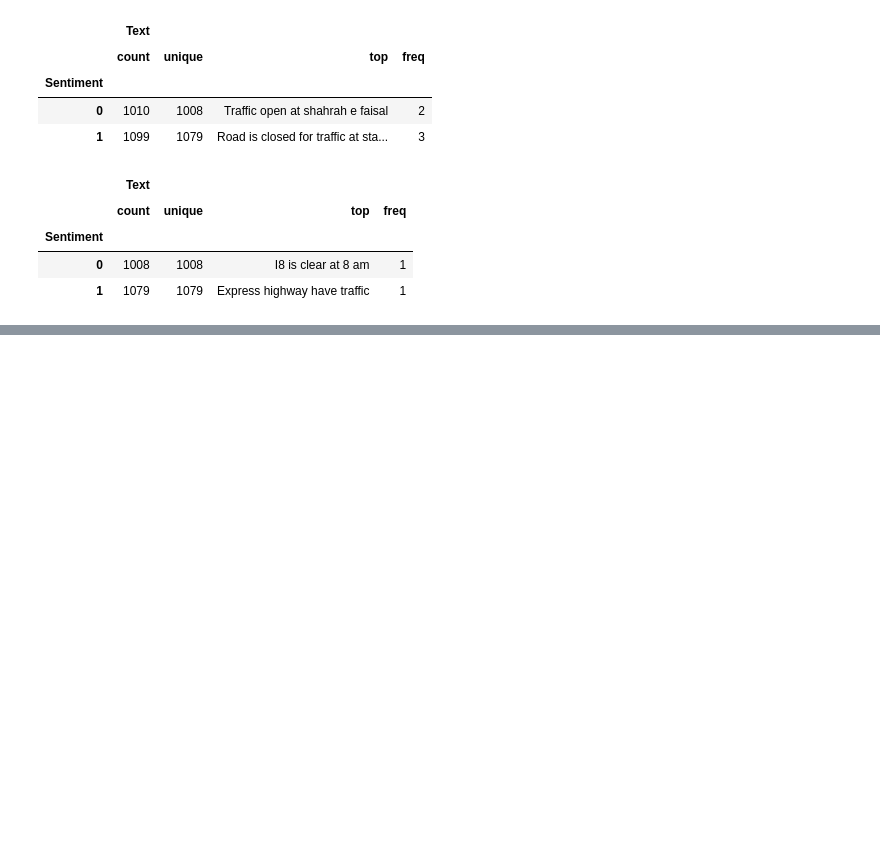
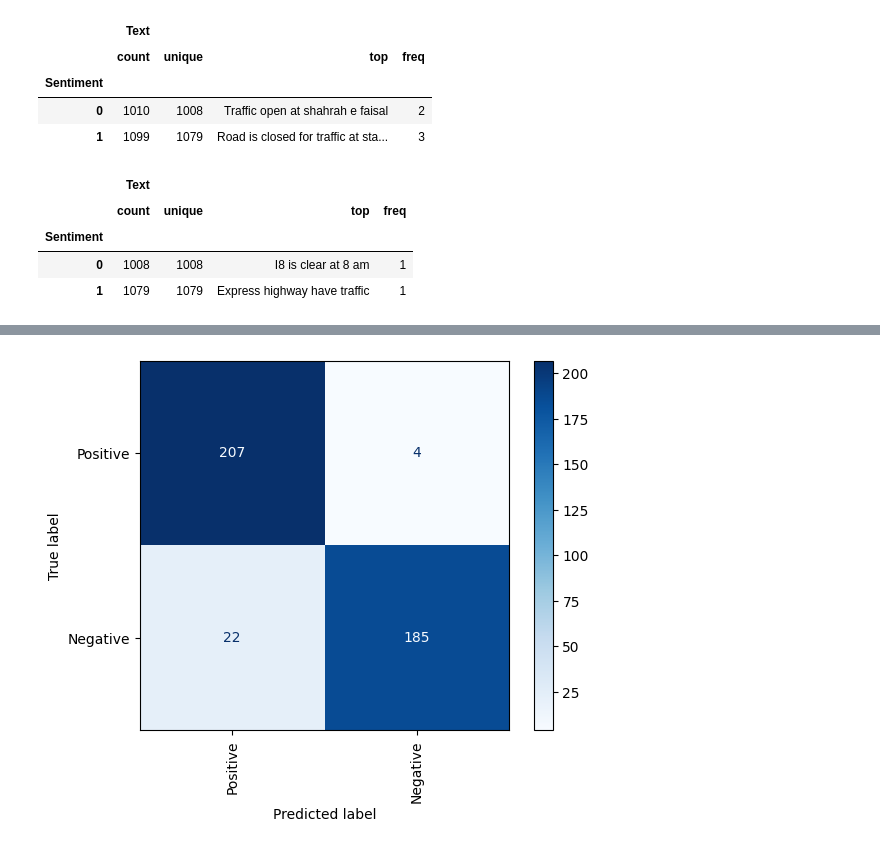
Before and after one commit to hanlinz-star/Exercise-2, a Jupyter notebook: Exercise 4.ipynb, the cells around one changed output, grey strips where cells are left out. Saved outputs shown, nothing was run; the diff lists cells and outputs as text; code cells hidden in the pictures; blank space fills up the shorter version.

```diff
--- a/Exercise 4.ipynb
+++ b/Exercise 4.ipynb
@@ -330,0 +398,87 @@ print('The accuracy of Naïve Bayes models is: '+str(accuracy_score(y_test, mode
+# %%
+
+#-*-*-*-*-*-*chose different vectorization-*-*-*-*-*-*
+#(1) CountVectorizer
+vectorizer = CountVectorizer(ngram_range=(1, 2), stop_words='english', min_df=20)
+#-*-*-*-*-*-*chose different vectorization-*-*-*-*-*-*
+
+# split into train/test set
+x = df['Text']
+y = df['Sentiment']
+x_train, x_test, y_train, y_test = train_test_split(x, y, test_size=0.2, random_state=0)
+
+# apply the vectorizers
+x_train_vectorized = vectorizer.fit_transform(x_train)
+x_test_vectorized  = vectorizer.transform(x_test)
+
+#(1)LR
+model = LogisticRegression(max_iter=1000, random_state=0)
+param_grid = {'C': [0.003, 0.1, 0.3, 1, 3, 10]}
+grid_search = GridSearchCV(estimator=model, param_grid=param_grid, cv=5, scoring='accuracy')
+grid_search.fit(x_train_vectorized, y_train)
+print(grid_search.best_params_); model = grid_search.best_estimator_
+cmd.from_estimator(model, x_test_vectorized, y_test, display_labels=['Positive','Negative'], cmap='Blues', xticks_rotation='vertical')
+print('The accuracy of LR is: '+str(accuracy_score(y_test, model.predict(x_test_vectorized))))
+
+#(2)KNN
+model = KNeighborsClassifier()
+param_grid = {'n_neighbors': [3, 5, 7, 11], 'weights': ['uniform', 'distance']}
+grid_search = GridSearchCV(estimator=model, param_grid=param_grid, cv=5, scoring='accuracy')
+grid_search.fit(x_train_vectorized, y_train)
+print(grid_search.best_params_); model = grid_search.best_estimator_
+cmd.from_estimator(model, x_test_vectorized, y_test, display_labels=['Positive','Negative'], cmap='Blues', xticks_rotation='vertical')
+print('The accuracy of KNN is: '+str(accuracy_score(y_test, model.predict(x_test_vectorized))))
+
+#(3)RF
+model = RandomForestClassifier(random_state=0)
+param_grid = {
+    'n_estimators': [200, 400, 800],
+    'max_depth': [10, 30, None],
+    'min_samples_split': [2, 4, 8],
+    'min_samples_leaf': [1, 3, 5]
+}
+grid_search = GridSearchCV(estimator=model, param_grid=param_grid, cv=5, scoring='accuracy')
+grid_search.fit(x_train_vectorized, y_train)
+print(grid_search.best_params_); model = grid_search.best_estimator_
+cmd.from_estimator(model, x_test_vectorized, y_test, display_labels=['Positive','Negative'], cmap='Blues', xticks_rotation='vertical')
+print('The accuracy of RF is: '+str(accuracy_score(y_test, model.predict(x_test_vectorized))))
+
+#(4)XGBoost
+model = XGBClassifier()
+param_grid = {
+    'learning_rate': [0.01, 0.1, 0.2],
+    'n_estimators': [100, 200, 300],
+    'max_depth': [3, 4, 5]
+}
+grid_search = GridSearchCV(estimator=model, param_grid=param_grid, cv=5, scoring='accuracy')
+grid_search.fit(x_train_vectorized, y_train)
+print(grid_search.best_params_); model = grid_search.best_estimator_
+cmd.from_estimator(model, x_test_vectorized, y_test, display_labels=['Positive','Negative'], cmap='Blues', xticks_rotation='vertical')
+print('The accuracy of XGBOOST is: '+str(accuracy_score(y_test, model.predict(x_test_vectorized))))
+
+#(5)SVM
+model = SVC(probability=True)
+param_grid = {
+    'kernel': ['linear', 'rbf'],
+    'C': [0.01, 0.1, 1, 10],
+    'gamma': ['scale', 0.01, 0.001]
+}
+grid_search = GridSearchCV(estimator=model, param_grid=param_grid, cv=5, scoring='accuracy')
+grid_search.fit(x_train_vectorized, y_train)
+print(grid_search.best_params_); model = grid_search.best_estimator_
+cmd.from_estimator(model, x_test_vectorized, y_test, display_labels=['Positive','Negative'], cmap='Blues', xticks_rotation='vertical')
+print('The accuracy of SVM is: '+str(accuracy_score(y_test, model.predict(x_test_vectorized))))
+
+#(6)Naïve Bayes models
+model = BernoulliNB()
+param_grid = {
+    'alpha': [0.01, 0.1, 0.5, 1.0],
+    'binarize': [0.0, 0.01, 0.1],
+    'force_alpha': [True, False]
+}
+grid_search = GridSearchCV(estimator=model, param_grid=param_grid, cv=5, scoring='accuracy')
+grid_search.fit(x_train_vectorized, y_train)
+print(grid_search.best_params_); model = grid_search.best_estimator_
+cmd.from_estimator(model, x_test_vectorized, y_test, display_labels=['Positive','Negative'], cmap='Blues', xticks_rotation='vertical')
+print('The accuracy of Naïve Bayes models is: '+str(accuracy_score(y_test, model.predict(x_test_vectorized))))
+# %% [output]
@@ -330,0 +497 @@ print('The accuracy of Naïve Bayes models is: '+str(accuracy_score(y_test, mode
+[figure, added]
```
Also changed, not shown: parts of 13 cells of this notebook.
